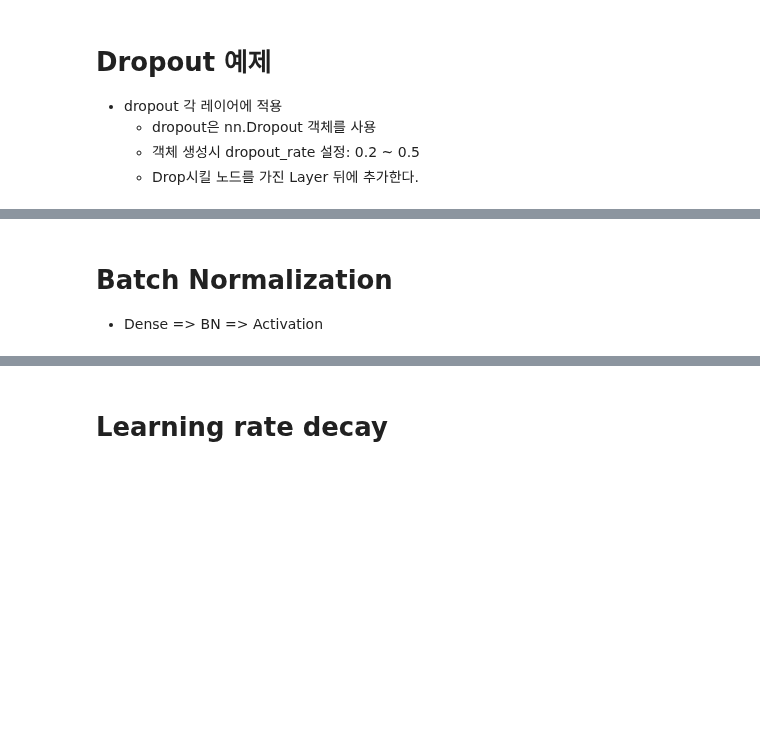
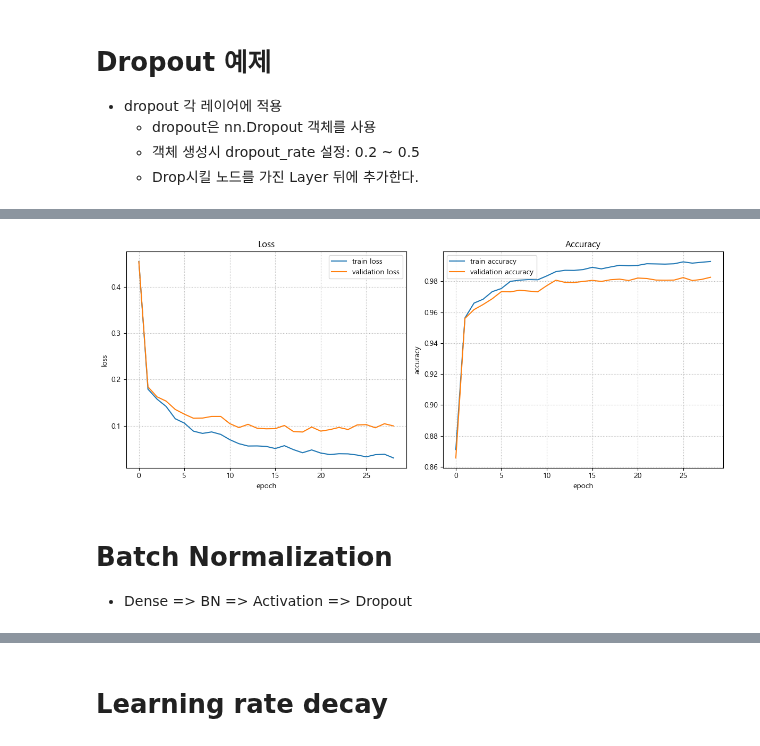
Before and after one commit to LeeJUHO127/DA-35, a Jupyter notebook: 08_deeplearning_pytorch/08_2_딥러닝모델_성능개선_예제.ipynb, the cells around one changed output, grey strips where cells are left out. Cells and saved outputs as stored; diff of their text form; code cells hidden in the pictures; blank space fills up the shorter version.

```diff
--- a/08_deeplearning_pytorch/08_2_딥러닝모델_성능개선_예제.ipynb
+++ b/08_deeplearning_pytorch/08_2_딥러닝모델_성능개선_예제.ipynb
@@ -246,3 +506,38 @@ def load_fashion_mnist_dataset(root_path, batch_size, is_train=True):
     - dropout은 nn.Dropout 객체를 사용
     - 객체 생성시 dropout_rate 설정: 0.2 ~ 0.5
     - Drop시킬 노드를 가진 Layer 뒤에 추가한다.
+# %%
+class DropoutModel(nn.Module):
+    """
+    BigModel의 Layer들에 Dropout 추가.
+    linear block:  Linear -> ReLU -> Dropout
+    Dropout Layer는 model.train() 일때 작동. model.eval() 일때는 작동하지 않는다.
+    """
+    def __init__(self, dropout_rate=0.5):
+        super().__init__()
+        # Linear -> ReLU  하나의 block 묶어서 정의.
+        self.b1 = nn.Sequential(nn.Linear(784, 2048), nn.ReLU(), nn.Dropout(p=dropout_rate))
+        self.b2 = nn.Sequential(nn.Linear(2048, 1024), nn.ReLU(), nn.Dropout(p=dropout_rate))
+        self.b3 = nn.Sequential(nn.Linear(1024, 512), nn.ReLU(), nn.Dropout(p=dropout_rate))
+        self.b4 = nn.Sequential(nn.Linear(512, 256), nn.ReLU(), nn.Dropout(p=dropout_rate))
+        self.b5 = nn.Sequential(nn.Linear(256, 128), nn.ReLU(), nn.Dropout(p=dropout_rate))
+        self.b6 = nn.Sequential(nn.Linear(128, 64), nn.ReLU(), nn.Dropout(p=dropout_rate))
+        # output layer
+        self.output = nn.Sequential(nn.Linear(64, 10), nn.Dropout(p=dropout_rate))
+
+    def forward(self, X):
+        out = nn.Flatten()(X)
+        out = self.b1(out)
+        out = self.b2(out)
+        out = self.b3(out)
+        out = self.b4(out)
+        out = self.b5(out)
+        out = self.b6(out)
+        out = self.output(out)
+        return out
+# %%
+# 모델 생성
+do_model = DropoutModel()
+# loss
+loss_fn = nn.CrossEntropyLoss()
+optimizer = torch.optim.Adam(do_model.parameters(), lr=lr)
@@ -248,0 +564,7 @@ def load_fashion_mnist_dataset(root_path, batch_size, is_train=True):
+# %%
+train_loss_list, train_acc_list, valid_loss_list, valid_acc_list = fit(
+    train_loader, test_loader, do_model, loss_fn, optimizer,
+    epochs,
+    save_best_model=True, save_model_path='saved_models/do_model.pth',
+    device=device, mode="multi"
+)
@@ -249,3 +589,7 @@ def load_fashion_mnist_dataset(root_path, batch_size, is_train=True):
+# %%
+plot_fit_result(train_loss_list, train_acc_list, valid_loss_list, valid_acc_list)
+# %% [output]
+[figure, added]
 # %% [markdown]
 # Batch Normalization
-- Dense => BN => Activation
+- Dense => BN => Activation => Dropout
```
Also changed, not shown: parts of 43 cells of this notebook, 7 other files.
